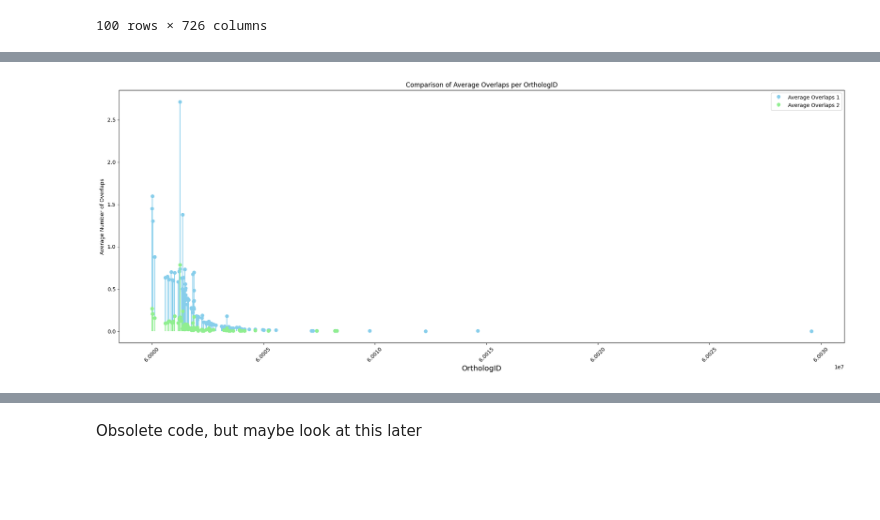
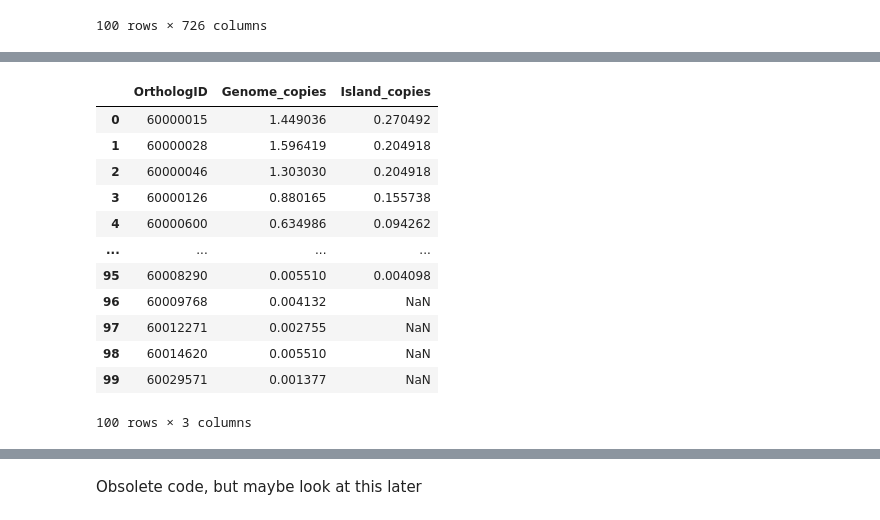
Before and after one commit to Jonahv11/cyano-serralysins, a Jupyter notebook: cycog-tree-tool/island-survey.ipynb, the cells around one changed output, grey strips where cells are left out. Drawn from its saved outputs; the diff is of its cells as text; code cells hidden in the pictures; blank space fills up the shorter version.

```diff
--- a/cycog-tree-tool/island-survey.ipynb
+++ b/cycog-tree-tool/island-survey.ipynb
@@ -349,27 +277,28 @@ plt.show()
-# %%
-average_overlaps2 = average_overlaps2.reindex(average_overlaps.index)
-
-# Increase figure size
-plt.figure(figsize=(20, 8))  # Adjust width and height as needed
-
-# Plotting the first set of stems
-plt.stem(average_overlaps.index, average_overlaps, linefmt='skyblue', markerfmt='o', basefmt=' ')
-
-# Plotting the second set of stems
-plt.stem(average_overlaps2.index, average_overlaps2, linefmt='lightgreen', markerfmt='o', basefmt=' ')
-
-# Adding labels, title, and legend
-plt.xlabel('OrthologID', fontsize=14)  # Adjust fontsize as needed
-plt.ylabel('Average Number of Overlaps')
-plt.title('Comparison of Average Overlaps per OrthologID')
-plt.xticks(rotation=45, fontsize=10)  # Rotate x-axis labels and adjust fontsize
-plt.legend(['Average Overlaps 1', 'Average Overlaps 2'])
-
-# Save the plot as an image file (adjust the path and format as needed)
-# plt.savefig('comparison_stem_plot.png', dpi=300)  # Save as PNG with 300 dpi resolution
-
-# Show plot
-plt.tight_layout()
-plt.show()
-# %% [output]
-[figure, removed]
+# %%
+average_overlaps = df1.mean(axis=1)
+average_overlaps = average_overlaps.sort_index()
+average_overlaps2 = df4.mean(axis=1)
+average_overlaps2 = average_overlaps2.sort_index()
+average_overlaps2 = average_overlaps2.reindex(average_overlaps.index)
+
+combined_df = pd.DataFrame({
+    'OrthologID': average_overlaps.index,
+    'Genome_copies': average_overlaps.values,
+    'Island_copies': average_overlaps2.values
+})
+display (combined_df)
+combined_df.to_csv('../data/ortholog_copies.csv', index=True)
+# %% [output]
+|  | OrthologID | Genome_copies | Island_copies |
+| 0 | 60000015 | 1.449036 | 0.270492 |
+| 1 | 60000028 | 1.596419 | 0.204918 |
+| 2 | 60000046 | 1.303030 | 0.204918 |
+| 3 | 60000126 | 0.880165 | 0.155738 |
+| 4 | 60000600 | 0.634986 | 0.094262 |
+| ... | ... | ... | ... |
+| 95 | 60008290 | 0.005510 | 0.004098 |
+| 96 | 60009768 | 0.004132 | NaN |
+| 97 | 60012271 | 0.002755 | NaN |
+| 98 | 60014620 | 0.005510 | NaN |
+| 99 | 60029571 | 0.001377 | NaN |
+100 rows × 3 columns
```
Also changed, not shown: parts of 11 cells of this notebook.
